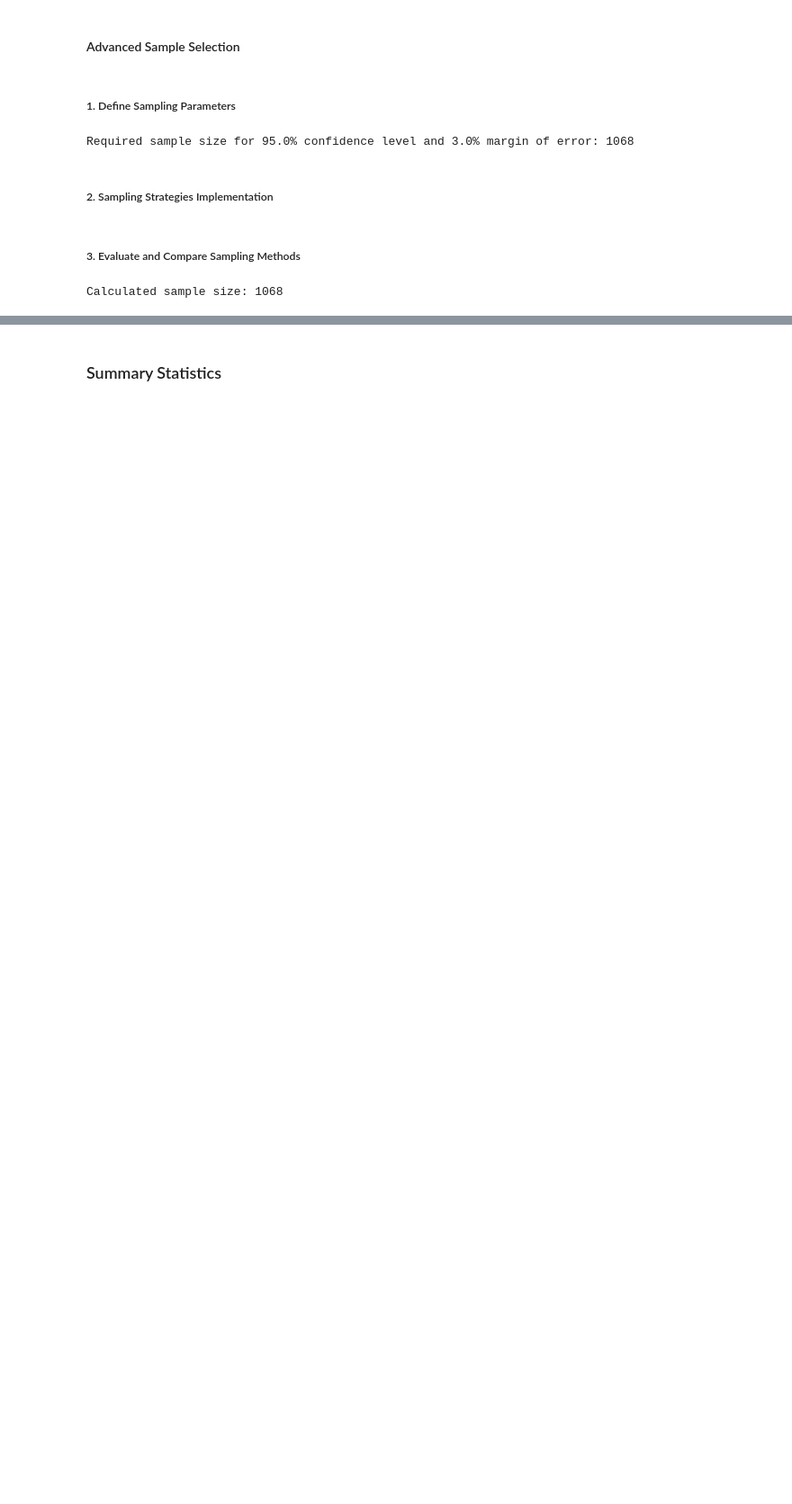
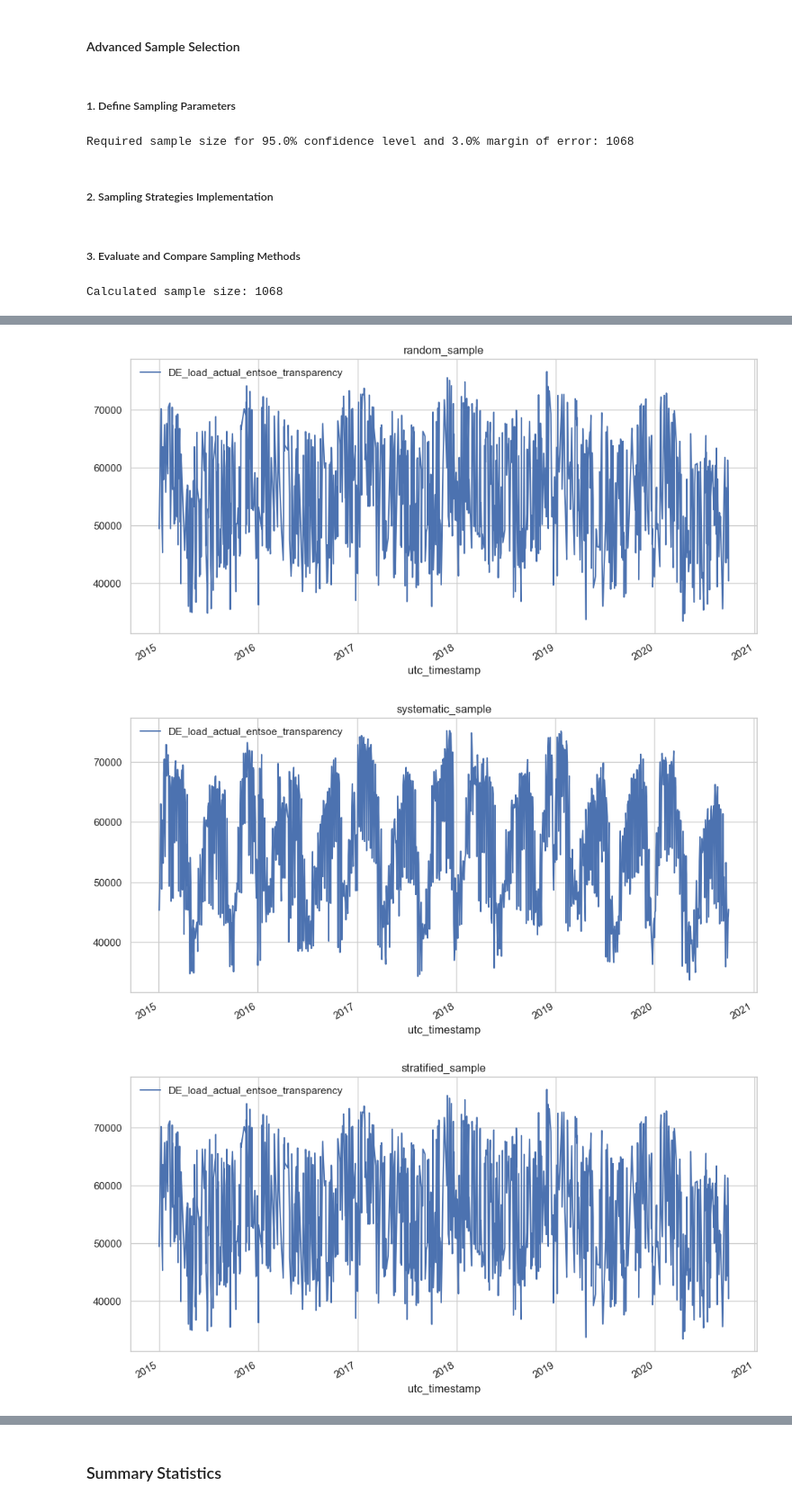
Before and after one commit to sliaros/pyspark_jupyter_energy_analysis, a Jupyter notebook: pyspark_energy_analysis.ipynb, the cells around one changed output, grey strips where cells are left out. Shown at 90% size. Drawn from its saved outputs; the diff is of its cells as text; code cells hidden in the pictures; blank space fills up the shorter version.

Commit message:
finished sample strategies

```diff
--- a/pyspark_energy_analysis.ipynb
+++ b/pyspark_energy_analysis.ipynb
@@ -713,28 +716,28 @@ Calculated sample size: 1068
 # %%
 # Apply different sampling methods
 print("\nApplying sampling methods...")
-random_sample = random_sampling(full_df_de, sample_size)
-systematic_sample = systematic_sampling(full_df_de, sample_size)
+random_sample = random_sampling(full_df, sample_size)
+systematic_sample = systematic_sampling(full_df, sample_size)
 stratified_sample = stratified_time_sampling(full_df, sample_size)
-# cluster_sample = cluster_sampling(full_df, sample_size)
-# reservoir_sample = reservoir_sampling_simulation(full_df, sample_size)
-# adaptive_sample = adaptive_sampling(full_df, sample_size, sample_size*3)
+cluster_sample = cluster_sampling(full_df, sample_size)
+reservoir_sample = reservoir_sampling_simulation(full_df, sample_size)
+adaptive_sample = adaptive_sampling(full_df, sample_size, sample_size*3)
 
 # Cache the samples for repeated use
 random_sample.cache()
 systematic_sample.cache()
 stratified_sample.cache()
-# cluster_sample.cache()
-# reservoir_sample.cache()
-# adaptive_sample.cache()
+cluster_sample.cache()
+reservoir_sample.cache()
+adaptive_sample.cache()
 
 # Get actual sample sizes
 print(f"Random Sample Size: {random_sample.count()}")
 print(f"Systematic Sample Size: {systematic_sample.count()}")
 print(f"Stratified Sample Size: {stratified_sample.count()}")
-# print(f"Cluster Sample Size: {cluster_sample.count()}")
-# print(f"Reservoir Sample Size: {reservoir_sample.count()}")
-# print(f"Adaptive Sample Size: {adaptive_sample.count()}")
+print(f"Cluster Sample Size: {cluster_sample.count()}")
+print(f"Reservoir Sample Size: {reservoir_sample.count()}")
+print(f"Adaptive Sample Size: {adaptive_sample.count()}")
 # %% [output]
 Applying sampling methods...
 Total records: 50401, Sample size: 1068, Step size: 47
@@ -741,0 +755,27 @@ PySparkTypeError: [NOT_COLUMN_OR_STR] Argument `col` should be a Column or str,
+# %%
+# List of sample DataFrames and their corresponding titles
+sample_dataframes = [
+    (random_sample, "Random Sample"),
+    (systematic_sample, "Systematic Sample"),
+    (stratified_sample, "Stratified Sample"),
+    (cluster_sample, "Cluster Sample"),
+    (reservoir_sample, "Reservoir Sample"),
+    (adaptive_sample, "Adaptive Sample"),
+]
+# %%
+#get the name of a pandas dataframe
+def get_df_name(df):
+    name =[x for x in globals() if globals()[x] is df][0]
+    return name
+# %%
+# write a function that will plot a line chart of a given column timeseries in the sample dataframes
+def plot_line_chart(df, index, column):
+    df.toPandas()[[index, column]].plot(x=index, y=column, title=get_df_name(df), figsize=(12, 6))
+    plt.show()
+# %%
+for _df, _title in sample_dataframes:
+    plot_line_chart(_df, "utc_timestamp", "DE_load_actual_entsoe_transparency")
+# %% [output]
+[figure, added]
+[figure, added]
+[figure, added]
```
Also changed, not shown: parts of 8 cells of this notebook.
